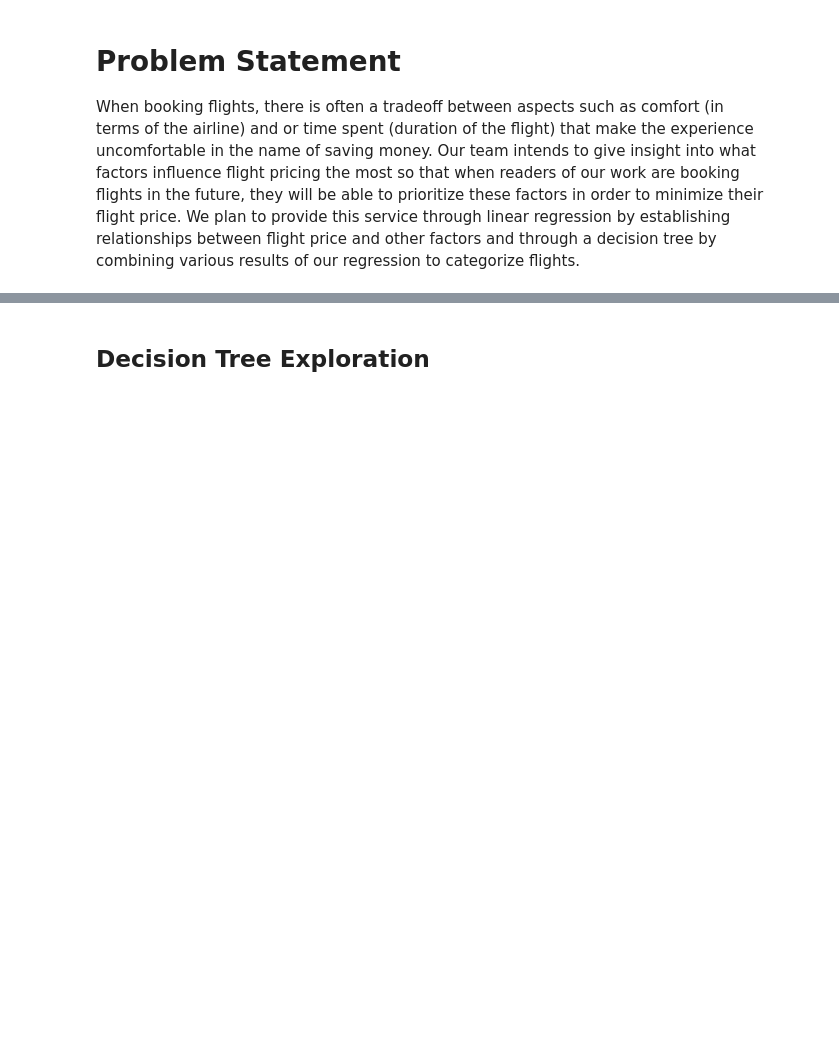
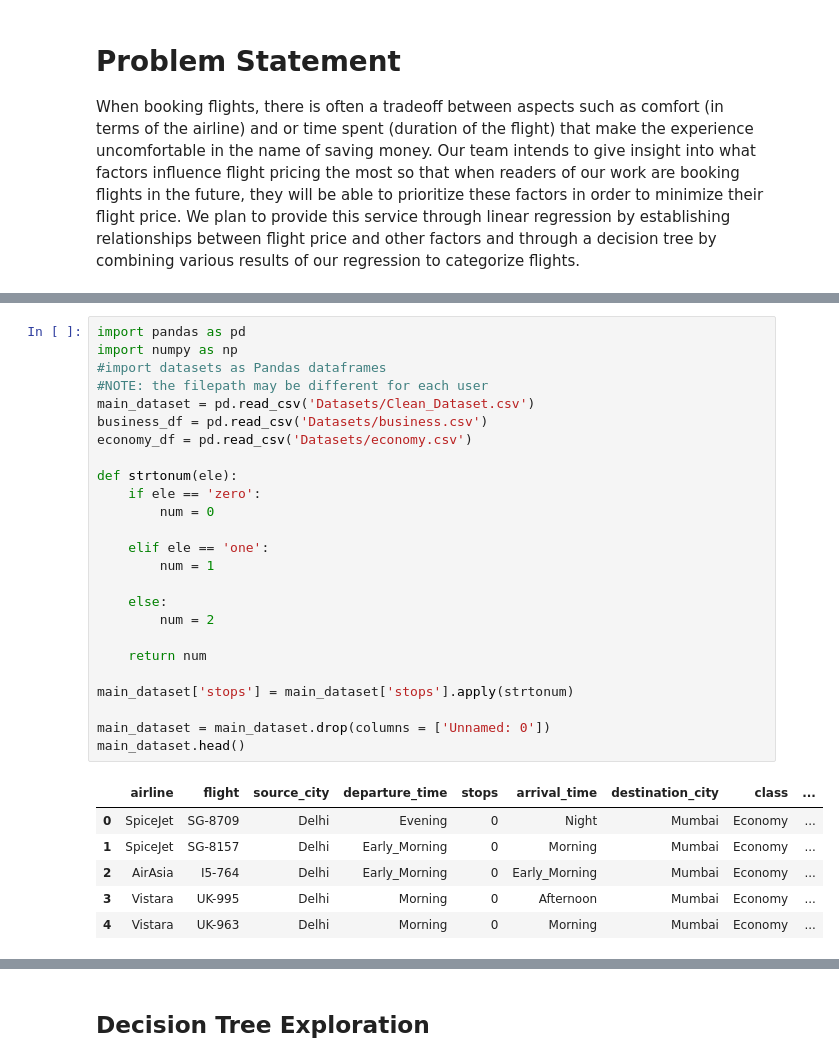
Before and after one commit to COGS118A/Group024-Sp22, a Jupyter notebook: FinalProject_group024.ipynb, the cells around one changed output, grey strips where cells are left out. Cells and saved outputs as stored; diff of their text form; blank space fills up the shorter version.

```diff
--- a/FinalProject_group024.ipynb
+++ b/FinalProject_group024.ipynb
@@ -86,0 +37,32 @@ Maybe you do model selection again, but using a different kind of metric than be
+# %%
+import pandas as pd
+import numpy as np
+#import datasets as Pandas dataframes
+#NOTE: the filepath may be different for each user
+main_dataset = pd.read_csv('Datasets/Clean_Dataset.csv')
+business_df = pd.read_csv('Datasets/business.csv')
+economy_df = pd.read_csv('Datasets/economy.csv')
+
+def strtonum(ele):
+    if ele == 'zero':
+        num = 0
+
+    elif ele == 'one':
+        num = 1
+
+    else:
+        num = 2
+
+    return num
+
+main_dataset['stops'] = main_dataset['stops'].apply(strtonum)
+
+main_dataset = main_dataset.drop(columns = ['Unnamed: 0'])
+main_dataset.head()
+# %% [output]
+|  | airline | flight | source_city | departure_time | stops | arrival_time | destination_city | class | ... |
+| 0 | SpiceJet | SG-8709 | Delhi | Evening | 0 | Night | Mumbai | Economy | ... |
+| 1 | SpiceJet | SG-8157 | Delhi | Early_Morning | 0 | Morning | Mumbai | Economy | ... |
+| 2 | AirAsia | I5-764 | Delhi | Early_Morning | 0 | Early_Morning | Mumbai | Economy | ... |
+| 3 | Vistara | UK-995 | Delhi | Morning | 0 | Afternoon | Mumbai | Economy | ... |
+| 4 | Vistara | UK-963 | Delhi | Morning | 0 | Morning | Mumbai | Economy | ... |
```
Also changed, not shown: parts of 29 cells of this notebook, 3 other files.
